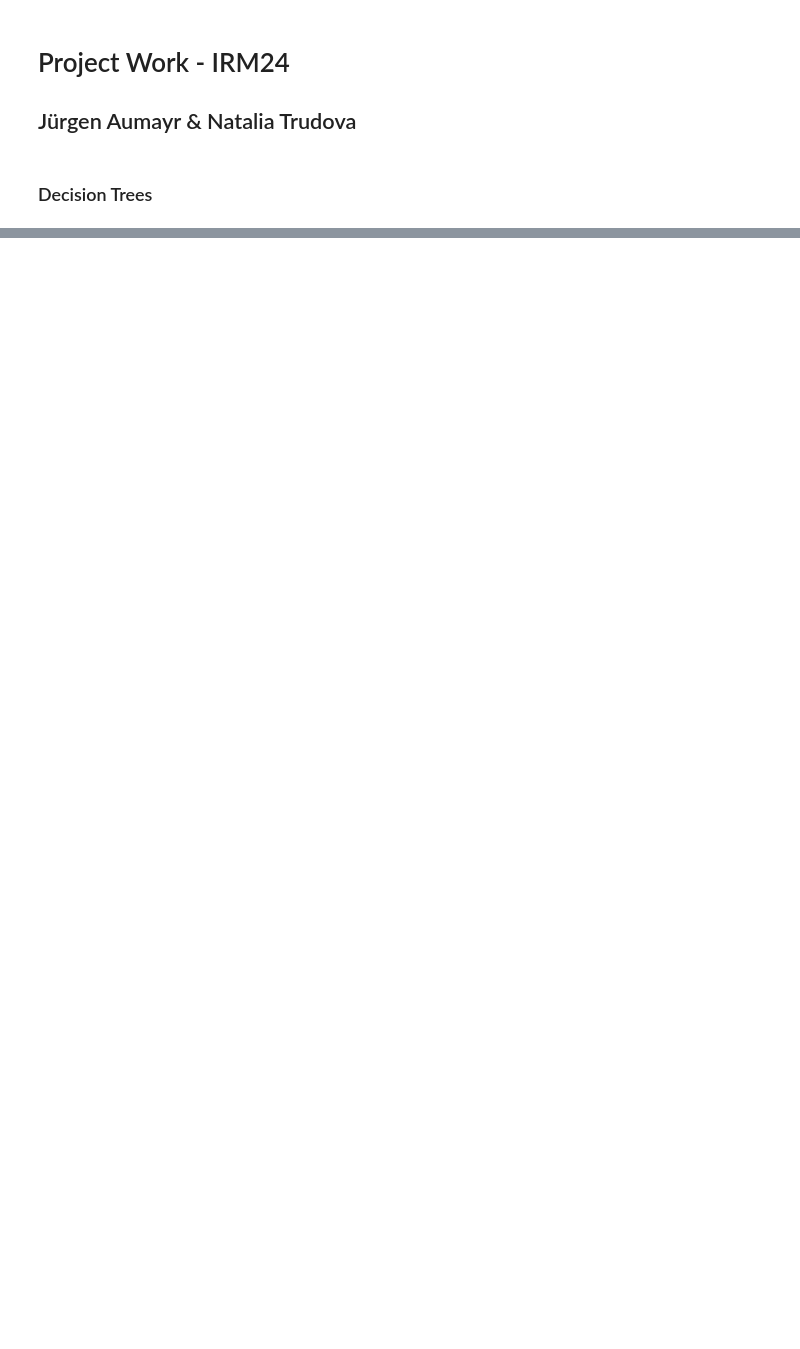
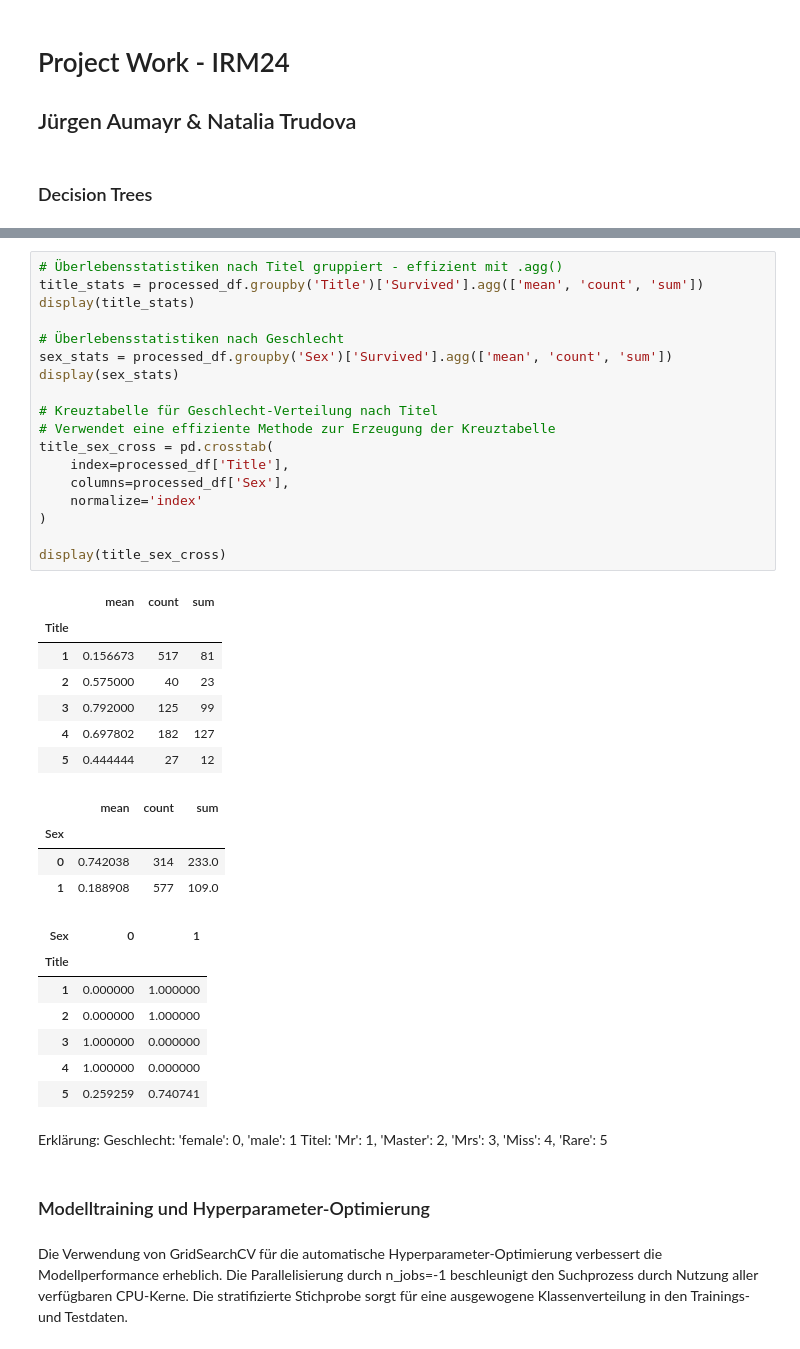
Before and after one commit to quappinger/irm24_ki_pa1, a Jupyter notebook: DecisionTree.ipynb, the cells around one changed output, grey strips where cells are left out. Drawn from its saved outputs; the diff is of its cells as text; blank space fills up the shorter version.

```diff
--- a/DecisionTree.ipynb
+++ b/DecisionTree.ipynb
@@ -405,0 +147,44 @@ F1-Score:  0.7888439745715865
+# %%
+# Überlebensstatistiken nach Titel gruppiert - effizient mit .agg()
+title_stats = processed_df.groupby('Title')['Survived'].agg(['mean', 'count', 'sum'])
+display(title_stats)
+
+# Überlebensstatistiken nach Geschlecht
+sex_stats = processed_df.groupby('Sex')['Survived'].agg(['mean', 'count', 'sum'])
+display(sex_stats)
+
+# Kreuztabelle für Geschlecht-Verteilung nach Titel
+# Verwendet eine effiziente Methode zur Erzeugung der Kreuztabelle
+title_sex_cross = pd.crosstab(
+    index=processed_df['Title'],
+    columns=processed_df['Sex'],
+    normalize='index'
+)
+
+display(title_sex_cross)
+# %% [output]
+|  | mean | count | sum |
+| Title |  |  |  |
+| 1 | 0.156673 | 517 | 81 |
+| 2 | 0.575000 | 40 | 23 |
+| 3 | 0.792000 | 125 | 99 |
+| 4 | 0.697802 | 182 | 127 |
+| 5 | 0.444444 | 27 | 12 |
+|  | mean | count | sum |
+| Sex |  |  |  |
+| 0 | 0.742038 | 314 | 233.0 |
+| 1 | 0.188908 | 577 | 109.0 |
+| Sex | 0 | 1 |
+| Title |  |  |
+| 1 | 0.000000 | 1.000000 |
+| 2 | 0.000000 | 1.000000 |
+| 3 | 1.000000 | 0.000000 |
+| 4 | 1.000000 | 0.000000 |
+| 5 | 0.259259 | 0.740741 |
+# %% [markdown]
+Erklärung: Geschlecht: 'female': 0, 'male': 1
+           Titel:      'Mr': 1, 'Master': 2, 'Mrs': 3, 'Miss': 4, 'Rare': 5
+# %% [markdown]
+### Modelltraining und Hyperparameter-Optimierung
+# %% [markdown]
+Die Verwendung von GridSearchCV für die automatische Hyperparameter-Optimierung verbessert die Modellperformance erheblich. Die Parallelisierung durch n_jobs=-1 beschleunigt den Suchprozess durch Nutzung aller verfügbaren CPU-Kerne. Die stratifizierte Stichprobe sorgt für eine ausgewogene Klassenverteilung in den Trainings- und Testdaten.
```
Also changed, not shown: parts of 44 cells of this notebook, 5 other files.
